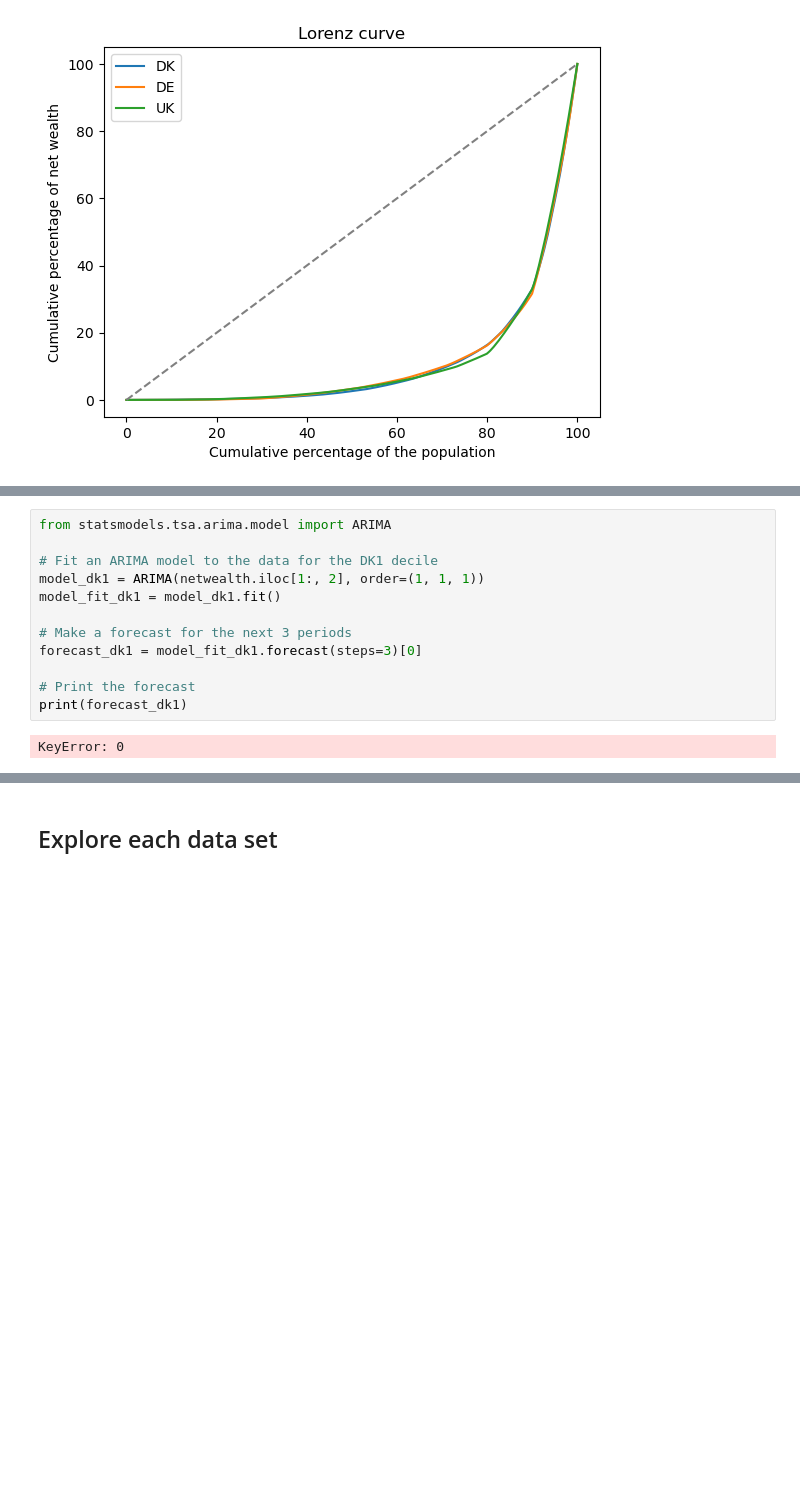
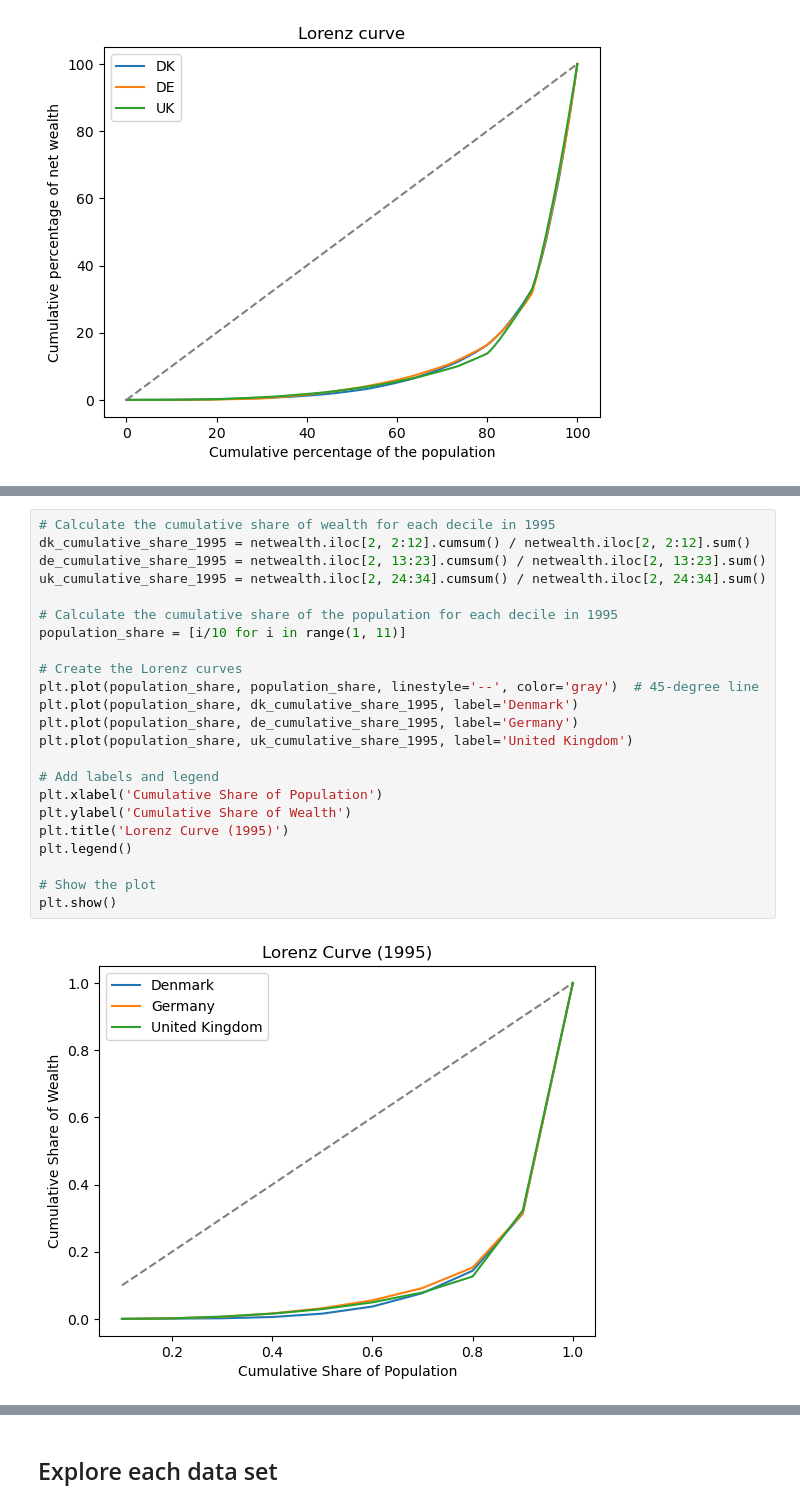
Before and after one commit to NumEconCopenhagen/projects-2023-rvcode, a Jupyter notebook: dataproject/dataproject.ipynb, the cells around one changed output, grey strips where cells are left out. Drawn from its saved outputs; the diff is of its cells as text; blank space fills up the shorter version.

```diff
--- a/dataproject/dataproject.ipynb
+++ b/dataproject/dataproject.ipynb
@@ -163,14 +160,25 @@ Gini coefficient for UK: 22.462926859579717
-# %%
-from statsmodels.tsa.arima.model import ARIMA
-
-# Fit an ARIMA model to the data for the DK1 decile
-model_dk1 = ARIMA(netwealth.iloc[1:, 2], order=(1, 1, 1))
-model_fit_dk1 = model_dk1.fit()
-
-# Make a forecast for the next 3 periods
-forecast_dk1 = model_fit_dk1.forecast(steps=3)[0]
-
-# Print the forecast
-print(forecast_dk1)
-# %% [output]
-KeyError: 0
+# %%
+# Calculate the cumulative share of wealth for each decile in 1995
+dk_cumulative_share_1995 = netwealth.iloc[2, 2:12].cumsum() / netwealth.iloc[2, 2:12].sum()
+de_cumulative_share_1995 = netwealth.iloc[2, 13:23].cumsum() / netwealth.iloc[2, 13:23].sum()
+uk_cumulative_share_1995 = netwealth.iloc[2, 24:34].cumsum() / netwealth.iloc[2, 24:34].sum()
+
+# Calculate the cumulative share of the population for each decile in 1995
+population_share = [i/10 for i in range(1, 11)]
+
+# Create the Lorenz curves
+plt.plot(population_share, population_share, linestyle='--', color='gray')  # 45-degree line
+plt.plot(population_share, dk_cumulative_share_1995, label='Denmark')
+plt.plot(population_share, de_cumulative_share_1995, label='Germany')
+plt.plot(population_share, uk_cumulative_share_1995, label='United Kingdom')
+
+# Add labels and legend
+plt.xlabel('Cumulative Share of Population')
+plt.ylabel('Cumulative Share of Wealth')
+plt.title('Lorenz Curve (1995)')
+plt.legend()
+
+# Show the plot
+plt.show()
+# %% [output]
+[figure, added]
```
Also changed, not shown: parts of 7 cells of this notebook.
